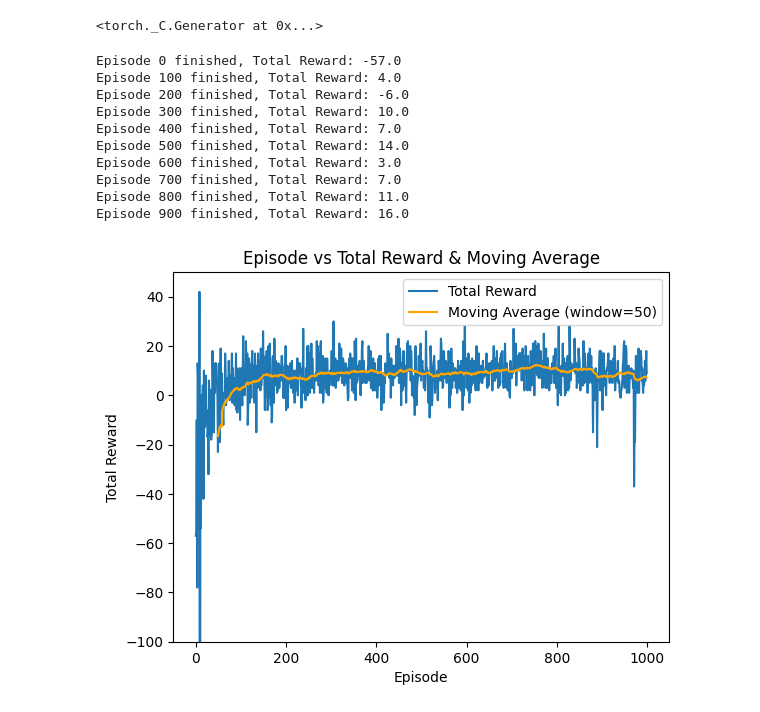
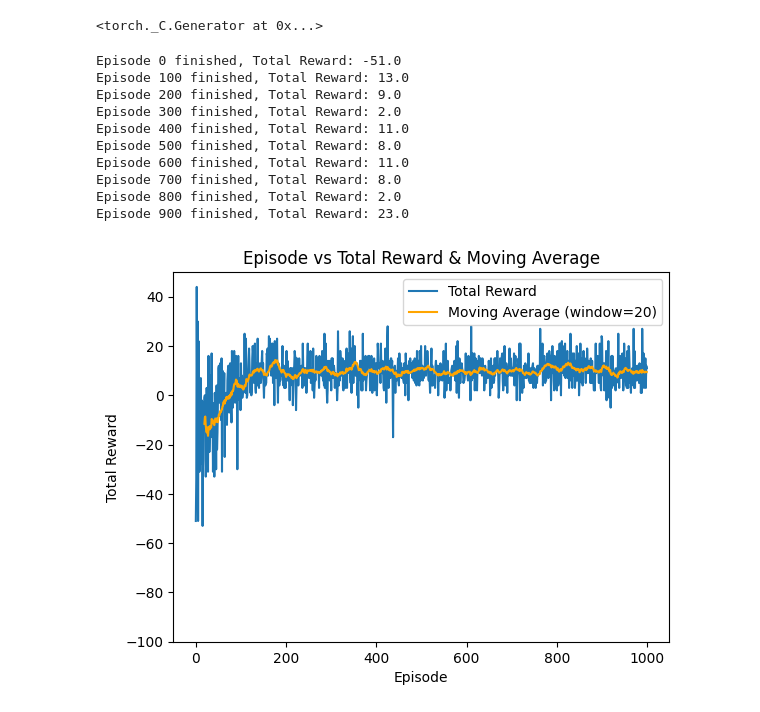
Before and after one commit to LeweLotki/PigGame, a Jupyter notebook: PigGame.ipynb, the cells around one changed output. Drawn from its saved outputs; the diff is of its cells as text; code cells hidden in the pictures.

Commit message:
visualzizations in jupyter

```diff
--- a/PigGame.ipynb
+++ b/PigGame.ipynb
@@ -21,7 +21,7 @@ actor_optimizer = optim.Adam(actor.parameters(), lr=1e-3)
 critic_optimizer = optim.Adam(critic.parameters(), lr=1e-3)
 
 num_episodes = 1e3
-gamma = 0.99
+gamma = 0.1
 # %%
 rewards, game_scores, actor_loss, critic_loss = training_loop(
     env=env,
@@ -35,47 +35,37 @@ rewards, game_scores, actor_loss, critic_loss = training_loop(
     debug=False
 )
 # %% [output]
-Episode 0 finished, Total Reward: -57.0
-Episode 100 finished, Total Reward: 4.0
-Episode 200 finished, Total Reward: -6.0
-Episode 300 finished, Total Reward: 10.0
-Episode 400 finished, Total Reward: 7.0
-Episode 500 finished, Total Reward: 14.0
-Episode 600 finished, Total Reward: 3.0
-Episode 700 finished, Total Reward: 7.0
-Episode 800 finished, Total Reward: 11.0
-Episode 900 finished, Total Reward: 16.0
+Episode 0 finished, Total Reward: -51.0
+Episode 100 finished, Total Reward: 13.0
+Episode 200 finished, Total Reward: 9.0
+Episode 300 finished, Total Reward: 2.0
+Episode 400 finished, Total Reward: 11.0
+Episode 500 finished, Total Reward: 8.0
+Episode 600 finished, Total Reward: 11.0
+Episode 700 finished, Total Reward: 8.0
+Episode 800 finished, Total Reward: 2.0
+Episode 900 finished, Total Reward: 23.0
 # %%
 import numpy as np
 
 def moving_average(values, window):
-    """
-    Computes the moving average of the values with the given window size.
-
-    Parameters:
-    - values: List or array of rewards
-    - window: Window size for the moving average
-
-    Returns:
-    - moving_avg: Array of moving average values
-    """
     return np.convolve(values, np.ones(window) / window, mode='valid')
 # %%
 import matplotlib.pyplot as plt
 
-window_size = 50
+window_size = 20
 moving_avg_rewards = moving_average(rewards, window_size)
 
 plt.plot(range(len(rewards)), rewards, label='Total Reward')
 plt.plot(range(window_size - 1, len(rewards)), moving_avg_rewards, label=f'Moving Average (window={window_size})', color='orange')
 
 plt.xlabel('Episode')
 plt.ylabel('Total Reward')
 plt.ylim([-100,50])
 # plt.xlim([0,200])
 plt.title('Episode vs Total Reward & Moving Average')
 plt.legend()
 
 plt.show()
 # %% [output]
-[figure, old version]
+[figure, new version]
```
Also changed, not shown: parts of 10 cells of this notebook, 1 other file.
